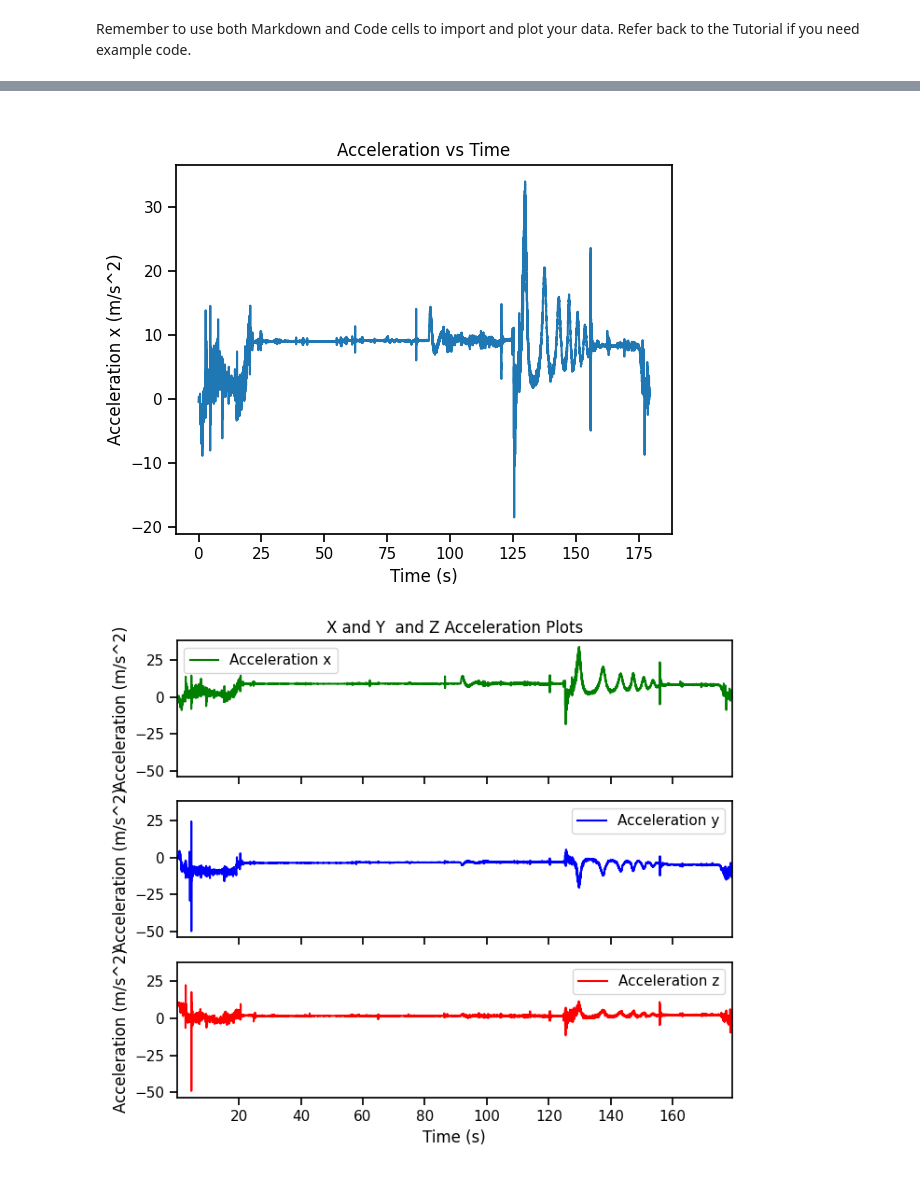
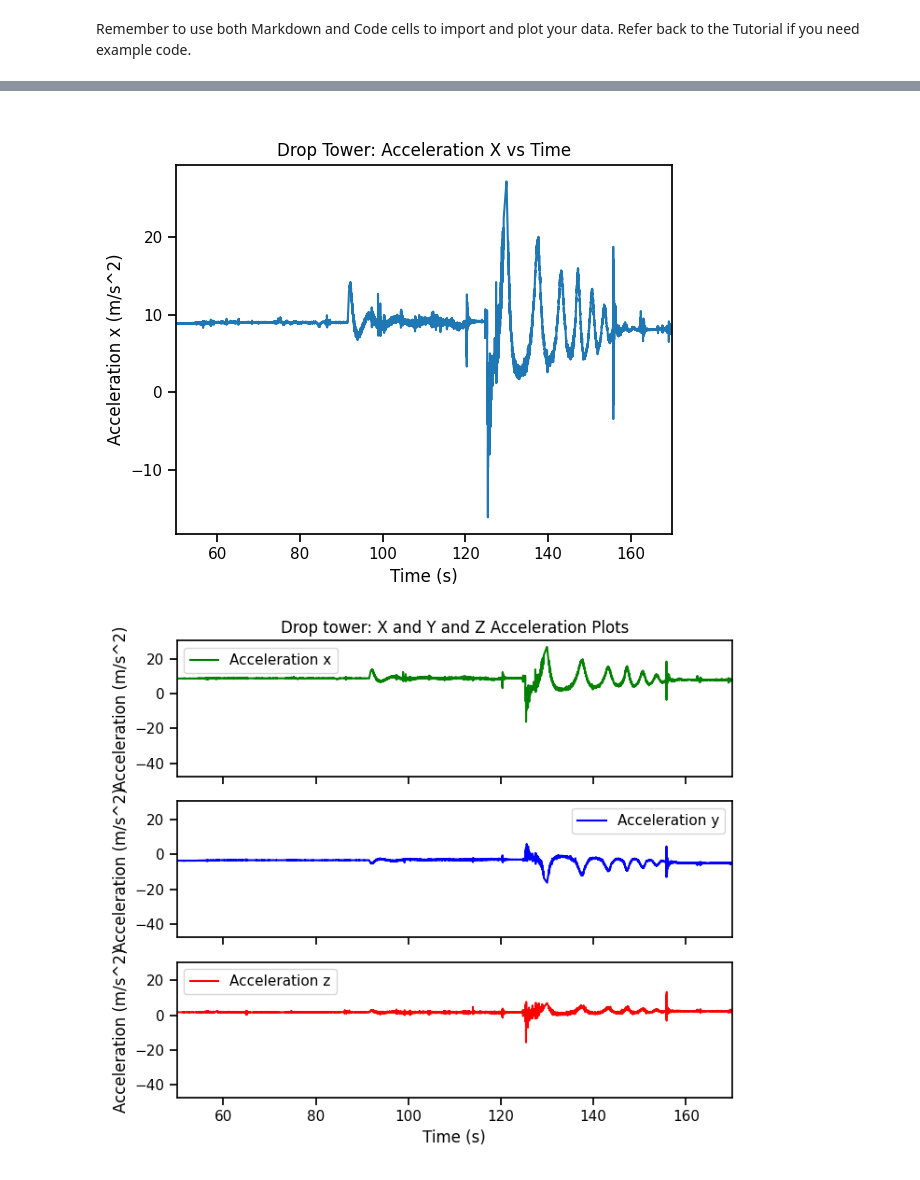
Before and after one commit to rkonecky/geng360-konecky, a Jupyter notebook: Lab 1 - Accelerometers/Lab 1 Data Processing.ipynb, the cells around one changed output, grey strips where cells are left out. Cells and saved outputs as stored; diff of their text form; code cells hidden in the pictures.

Commit message:
plots of many things

```diff
--- a/Lab 1 - Accelerometers/Lab 1 Data Processing.ipynb
+++ b/Lab 1 - Accelerometers/Lab 1 Data Processing.ipynb
@@ -31,7 +31,7 @@ sns.set_context("notebook")
 Remember to use both Markdown and Code cells to import and plot your data. Refer back to the Tutorial if you need example code.
 # %%
 # import the dataset, view the first few rows
-droptower1 = pd.read_csv("C:\\Users\\bexte\\Geng 360 shtuff\\geng360-konecky\\Lab 1 - Accelerometers\\knotts\\Drop tower 1\\Raw Data.csv") # Make sure to update this file name to match your data!
-droptower1.head() #This will display the first few rows of the DataFrame
+droptower2 = pd.read_csv("C:\\Users\\bexte\\Geng 360 shtuff\\geng360-konecky\\Lab 1 - Accelerometers\\knotts\\Drop tower 2\\Raw Data.csv") # Make sure to update this file name to match your data!
+droptower2.head() #This will display the first few rows of the DataFrame
 # %% [output]
 |  | Time (s) | Acceleration x (m/s^2) | Acceleration y (m/s^2) | Acceleration z (m/s^2) | Absolute acceleration (m/s^2) |
@@ -43,30 +65,31 @@ droptower1.head() #This will display the first few rows of the DataFrame
 # %%
 plt.figure()  # Create a new figure
-sns.lineplot(x="Time (s)", y="Acceleration x (m/s^2)", data=droptower1)
-plt.title("Acceleration vs Time")
+sns.lineplot(x="Time (s)", y="Acceleration x (m/s^2)", data=droptower2)
+plt.title("Drop Tower: Acceleration X vs Time")
 plt.xlabel("Time (s)")
 plt.ylabel("Acceleration x (m/s^2)")
 
 mplcursors.cursor(hover=False)  # Enable interactive cursor for data point selection
+plt.xlim(50, 170)  # Set x-axis limits to full data range
 
 # Click anywhere on your data to add a cursor
 # Right-click to remove a cursor
 
 plt.show()
 # %% [output]
-[figure, old version]
+[figure, new version]
 # %%
 # Creating sub plots for x and y and z accelerations
 fig, ax = plt.subplots(3, 1, figsize=(7, 6), sharex=True, sharey=True)
 
-sns.lineplot(x="Time (s)", y="Acceleration x (m/s^2)", data=droptower1,
+sns.lineplot(x="Time (s)", y="Acceleration x (m/s^2)", data=droptower2,
               color = "green", linestyle="-", label="Acceleration x", ax=ax[0])
-sns.lineplot(x="Time (s)", y="Acceleration y (m/s^2)", data=droptower1,
+sns.lineplot(x="Time (s)", y="Acceleration y (m/s^2)", data=droptower2,
               color = "blue", linestyle="-", label="Acceleration y", ax=ax[1])
-sns.lineplot(x="Time (s)", y="Acceleration z (m/s^2)", data=droptower1,
+sns.lineplot(x="Time (s)", y="Acceleration z (m/s^2)", data=droptower2,
               color = "red", linestyle="-", label="Acceleration z", ax=ax[2])
 
-ax[0].set_title("X and Y  and Z Acceleration Plots") # Set title for the first plot
+ax[0].set_title("Drop tower: X and Y and Z Acceleration Plots") # Set title for the first plot
 plt.xlabel("Time (s)")
 ax[0].set_ylabel("Acceleration (m/s^2)") # Set y-label for the first plot
 ax[1].set_ylabel("Acceleration (m/s^2)") # Set y-label for the second plot
@@ -74,8 +97,8 @@ ax[2].set_ylabel("Acceleration (m/s^2)") # Set y-label for the third plot
 
 #plt.xlim([0,200])
 
-plt.xlim(droptower1["Time (s)"].min(), droptower1["Time (s)"].max())  # Set x-axis limits to full data range
+plt.xlim(50, 170)  # Set x-axis limits to full data range
 plt.tight_layout()  # Adjust layout to prevent overlap
 plt.show()
 # %% [output]
-[figure, old version]
+[figure, new version]
```
Also changed, not shown: parts of 9 cells of this notebook, 10 other files.
